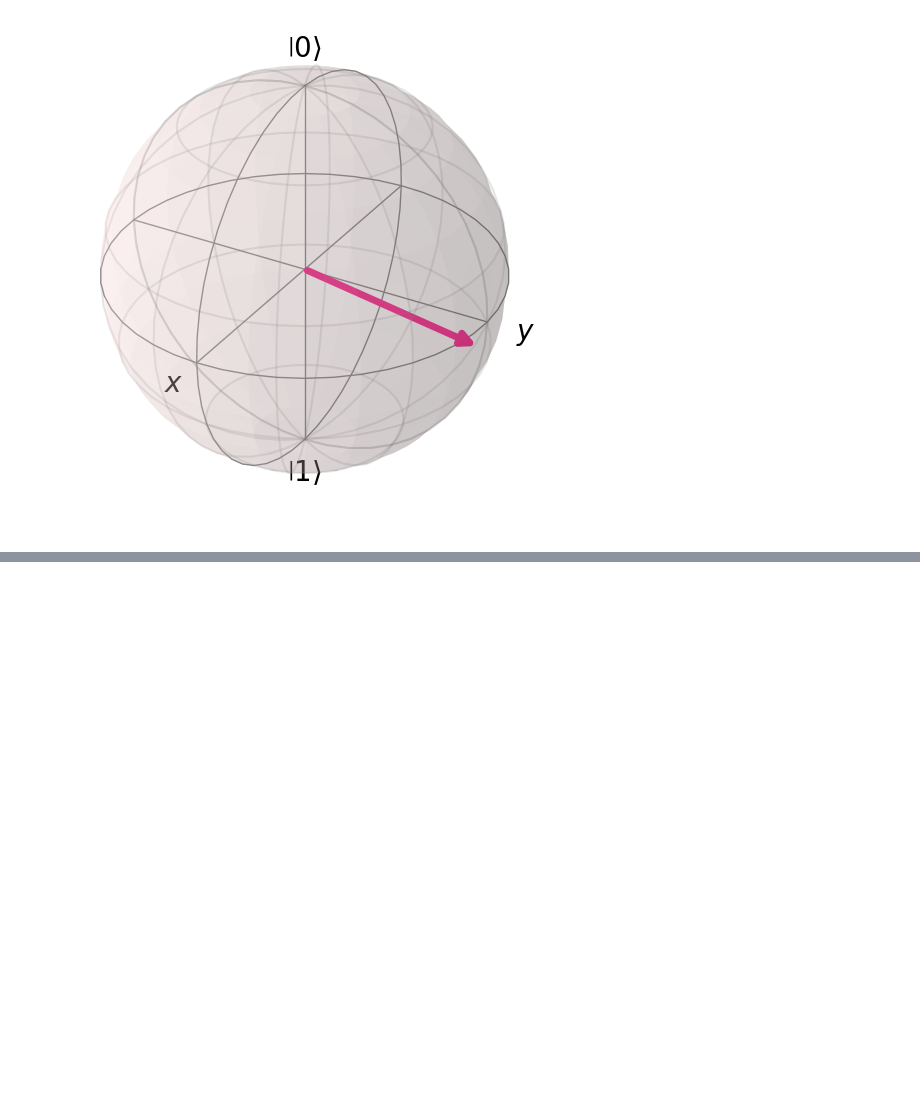
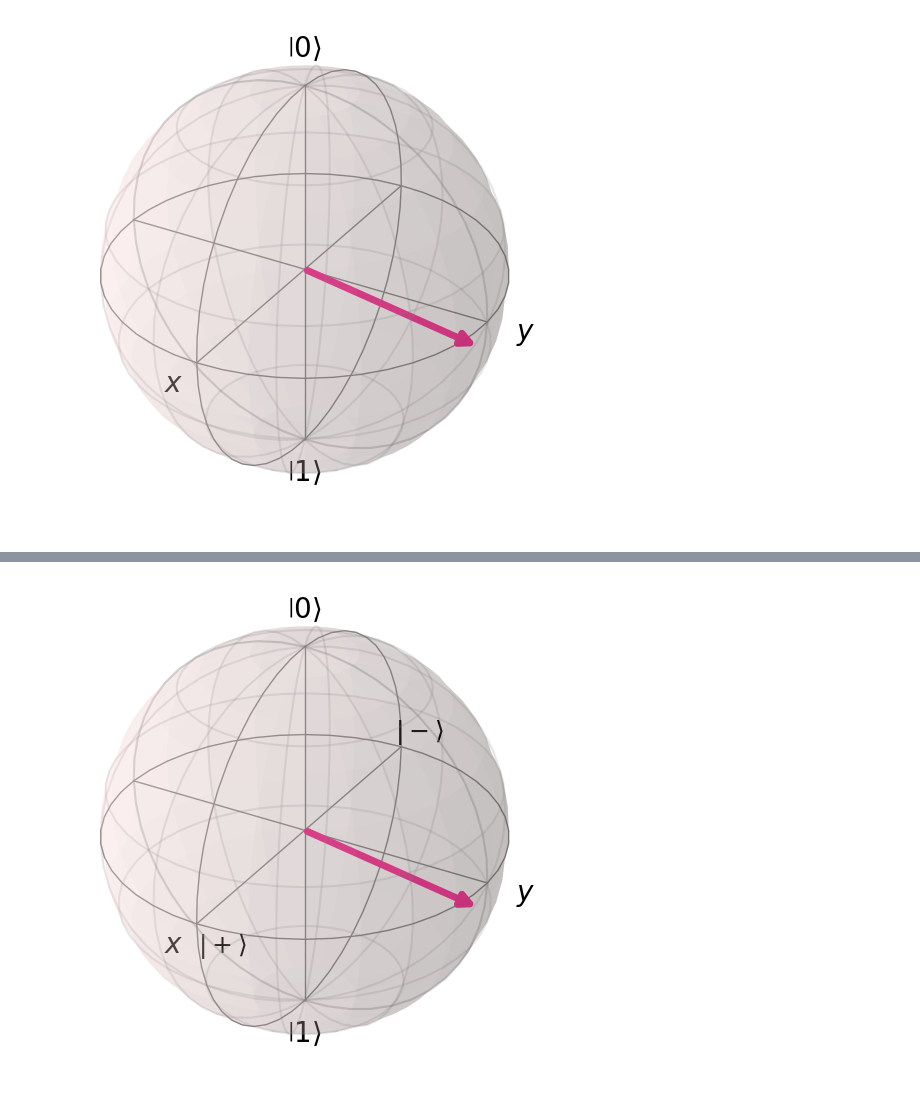
Before and after one commit to rnoguer22/TFG_Criptografia_Cuantica, a Jupyter notebook: code/quantum.ipynb, the cells around one changed output, grey strips where cells are left out. Cells and saved outputs as stored; diff of their text form; code cells hidden in the pictures; blank space fills up the shorter version.

```diff
--- a/code/quantum.ipynb
+++ b/code/quantum.ipynb
@@ -118,0 +119,44 @@ b.fig.savefig('../img/bloch_other_bases.png', dpi=300, bbox_inches='tight')
+# %%
+from qiskit.visualization.bloch import Bloch
+import numpy as np
+from qiskit.quantum_info import Statevector
+
+# Definir el estado
+alpha = (1 + 1j * np.sqrt(3)) / 3
+beta = (2 - 1j) / 3
+psi = Statevector([alpha, beta])
+
+# Calcular las coordenadas de Bloch (X, Y, Z)
+x = 2 * np.real(np.conj(alpha) * beta)
+y = 2 * np.imag(np.conj(beta) * alpha)
+z = np.abs(alpha)**2 - np.abs(beta)**2
+
+# Crear la esfera de Bloch y agregar el vector
+b = Bloch()
+b.add_vectors([x, y, z])
+
+# Renderizar esfera (crea ax)
+b.render()
+
+# Eliminar etiquetas numéricas en los ejes (ticks)
+b.axes.set_xticks([])
+b.axes.set_yticks([])
+b.axes.set_zticks([])
+
+# Eliminar los textos que aparecen por defecto (X, Y, Z)
+for label in b.axes.get_xticklabels() + b.axes.get_yticklabels() + b.axes.get_zticklabels():
+    label.set_visible(False)
+
+# Añadir nuestras propias etiquetas
+labels = {
+    (0.2, -1.1, 0): r'$|+\rangle$',
+    (0, 1.2, 0): r'$|-\rangle$',
+}
+
+for pos, label in labels.items():
+    b.axes.text(*pos, label, fontsize=18, ha='center', va='center')
+
+plt.show()
+b.fig.savefig('../img/Bloch/bloch_change_basis_example.png')
+# %% [output]
+[figure, added]
```
Also changed, not shown: parts of 5 cells of this notebook, 11 other files.
